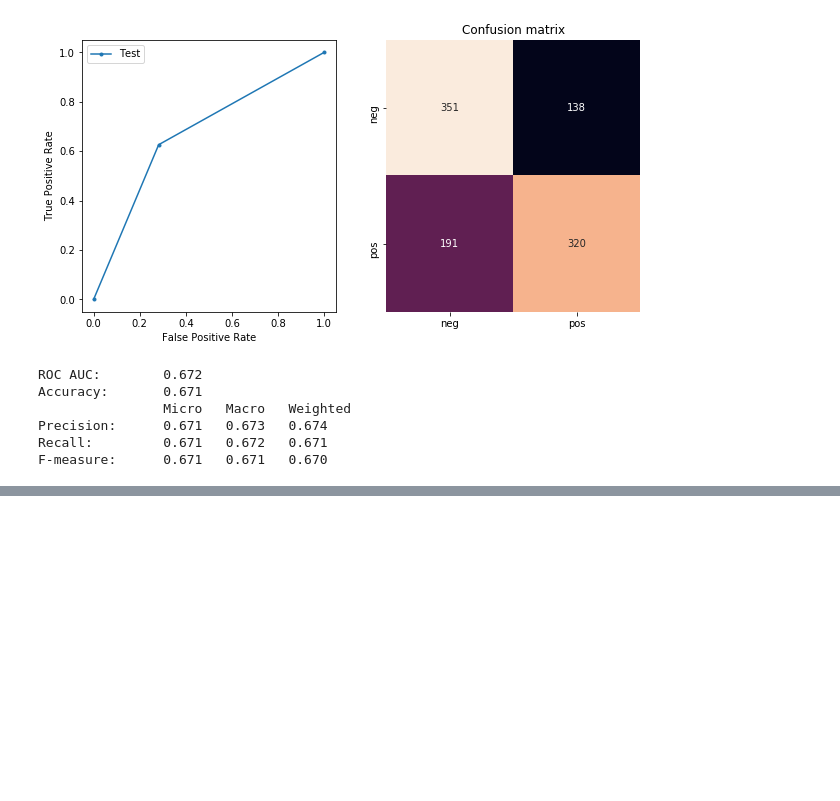
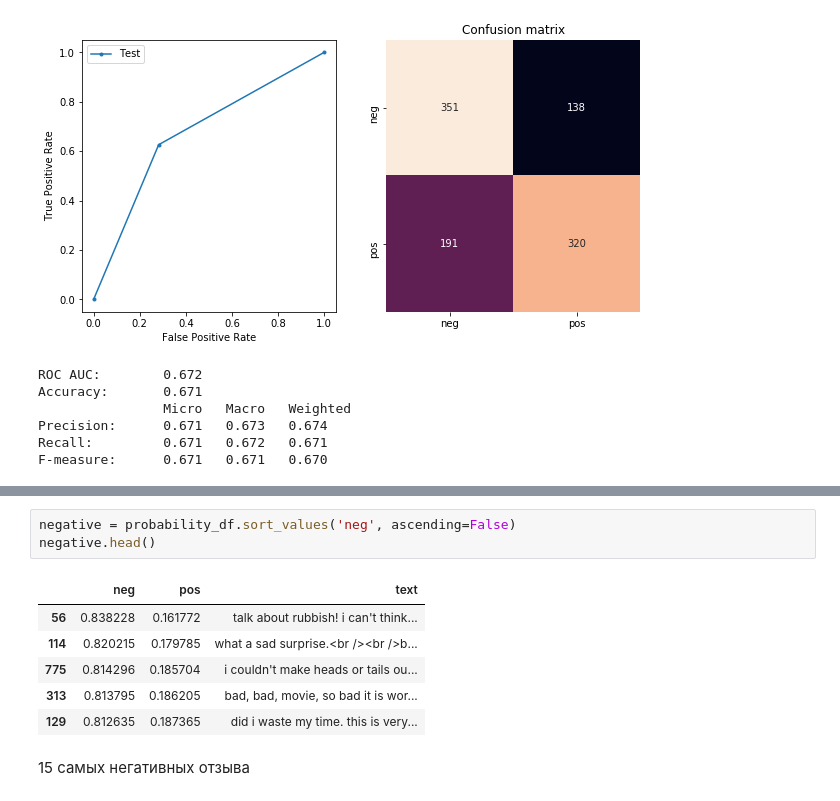
Before and after one commit to MacJei/comp_ling, a Jupyter notebook: ML_hw2.ipynb, the cells around one changed output, grey strips where cells are left out. Saved outputs shown, nothing was run; the diff lists cells and outputs as text; blank space fills up the shorter version.

```diff
--- a/ML_hw2.ipynb
+++ b/ML_hw2.ipynb
@@ -358,0 +385,12 @@ F-measure:      0.671   0.671   0.670
+# %%
+negative = probability_df.sort_values('neg', ascending=False)
+negative.head()
+# %% [output]
+|  | neg | pos | text |
+| 56 | 0.838228 | 0.161772 | talk about rubbish! i can't think... |
+| 114 | 0.820215 | 0.179785 | what a sad surprise.<br /><br />b... |
+| 775 | 0.814296 | 0.185704 | i couldn't make heads or tails ou... |
+| 313 | 0.813795 | 0.186205 | bad, bad, movie, so bad it is wor... |
+| 129 | 0.812635 | 0.187365 | did i waste my time. this is very... |
+# %% [markdown]
+15 самых негативных отзыва
```
Also changed, not shown: parts of 15 cells of this notebook.
